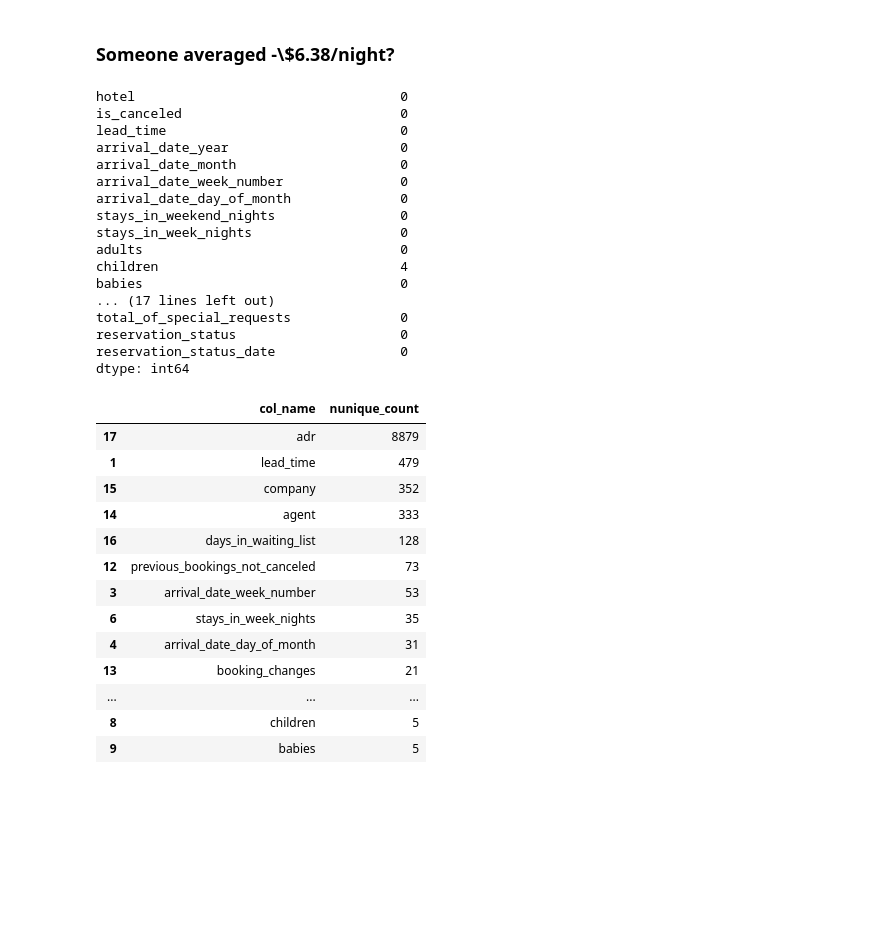
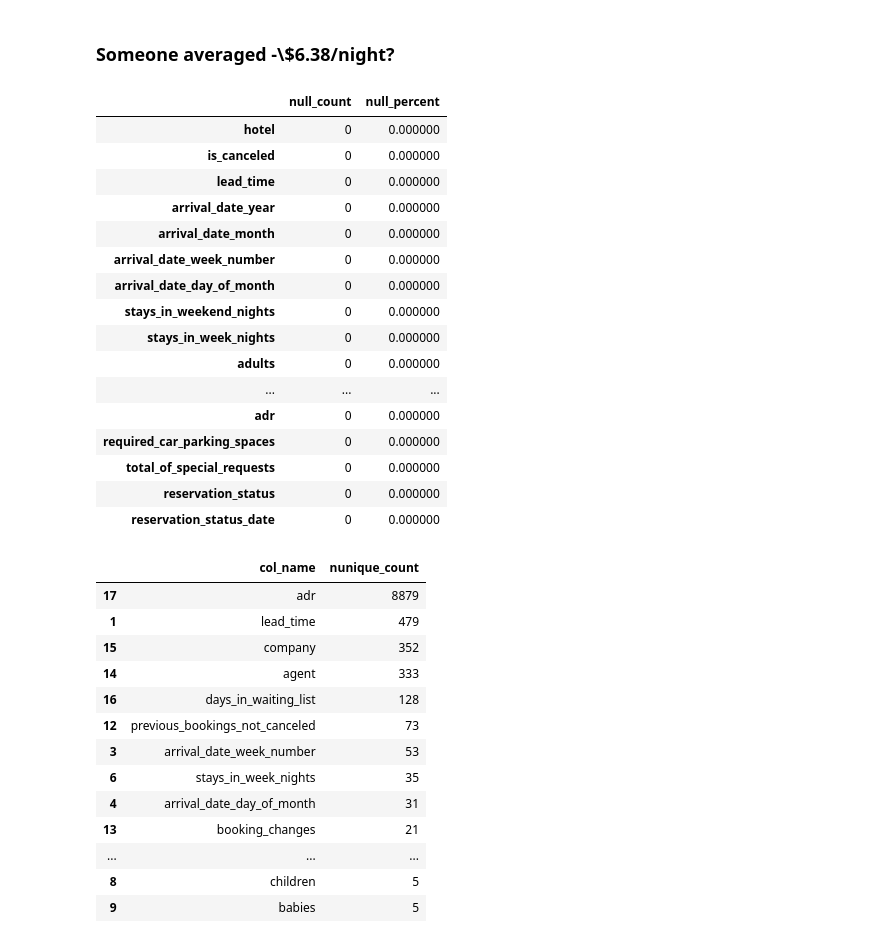
Before and after one commit to josephburton06/Hotel-Bookings, a Jupyter notebook: hotel_bookings.ipynb, the cells around one changed output. Drawn from its saved outputs; the diff is of its cells as text; code cells hidden in the pictures; blank space fills up the shorter version.

```diff
--- a/hotel_bookings.ipynb
+++ b/hotel_bookings.ipynb
@@ -69,26 +139,28 @@ df.describe()
 ### 8 Parking spots?
 # %% [markdown]
 ### Someone averaged -\\$6.38/night?
-# %%
-df.isnull().sum()
-# %% [output]
-hotel                                  0
-is_canceled                            0
-lead_time                              0
-arrival_date_year                      0
-arrival_date_month                     0
-arrival_date_week_number               0
-arrival_date_day_of_month              0
-stays_in_weekend_nights                0
-stays_in_week_nights                   0
-adults                                 0
-children                               4
-babies                                 0
-... (17 lines left out)
-total_of_special_requests              0
-reservation_status                     0
-reservation_status_date                0
-dtype: int64
+# %%
+data = {'null_count': df.isnull().sum(), 'null_percent': df.isnull().sum()/df.shape[0]}
+df_nulls = pd.DataFrame(data=data)
+df_nulls
+# %% [output]
+|  | null_count | null_percent |
+| hotel | 0 | 0.000000 |
+| is_canceled | 0 | 0.000000 |
+| lead_time | 0 | 0.000000 |
+| arrival_date_year | 0 | 0.000000 |
+| arrival_date_month | 0 | 0.000000 |
+| arrival_date_week_number | 0 | 0.000000 |
+| arrival_date_day_of_month | 0 | 0.000000 |
+| stays_in_weekend_nights | 0 | 0.000000 |
+| stays_in_week_nights | 0 | 0.000000 |
+| adults | 0 | 0.000000 |
+| ... | ... | ... |
+| adr | 0 | 0.000000 |
+| required_car_parking_spaces | 0 | 0.000000 |
+| total_of_special_requests | 0 | 0.000000 |
+| reservation_status | 0 | 0.000000 |
+| reservation_status_date | 0 | 0.000000 |
 # %%
 numeric_cols = list(df.select_dtypes(include=['float64', 'int64']))
 nunique_counts = pd.DataFrame(columns=['col_name', 'nunique_count'])
```
Also changed, not shown: parts of 3 cells of this notebook.
